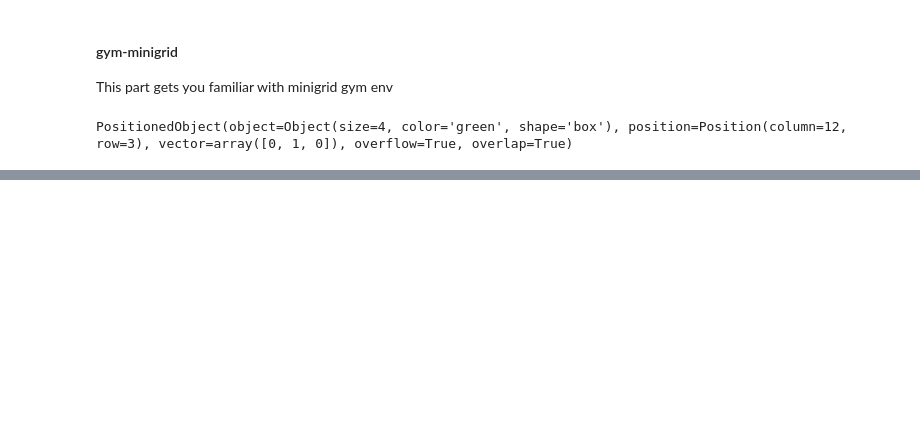
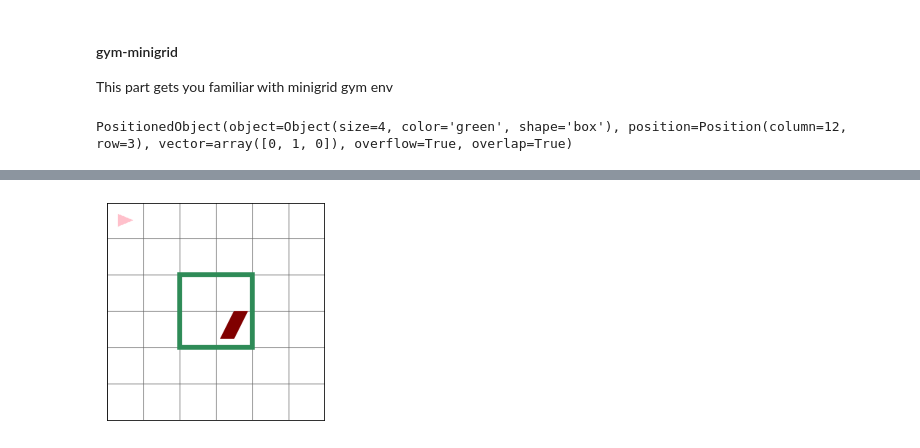
Before and after one commit to frankaging/Reason-SCAN, a Jupyter notebook: code/dataset/ReaSCAN_playground.ipynb, the cells around one changed output, grey strips where cells are left out. Saved outputs shown, nothing was run; the diff lists cells and outputs as text; code cells hidden in the pictures; blank space fills up the shorter version.

```diff
--- a/code/dataset/ReaSCAN_playground.ipynb
+++ b/code/dataset/ReaSCAN_playground.ipynb
@@ -676,0 +1832,9 @@ world_rgb.shape
+# %%
+# try to place an object on to the map
+world.clear_situation()
+# world.place_object(Object(size=4, color="green", shape="box"), position=Position(row=3, column=3))
+world.place_object(Object(size=2, color="green", shape="box"), position=Position(row=2, column=2))
+world.place_object(Object(size=3, color="red", shape="cylinder"), position=Position(row=3, column=3))
+_ = world.render_simple()
+# %% [output]
+[figure, added]
```
Also changed, not shown: parts of 7 cells of this notebook, 2 other files.
